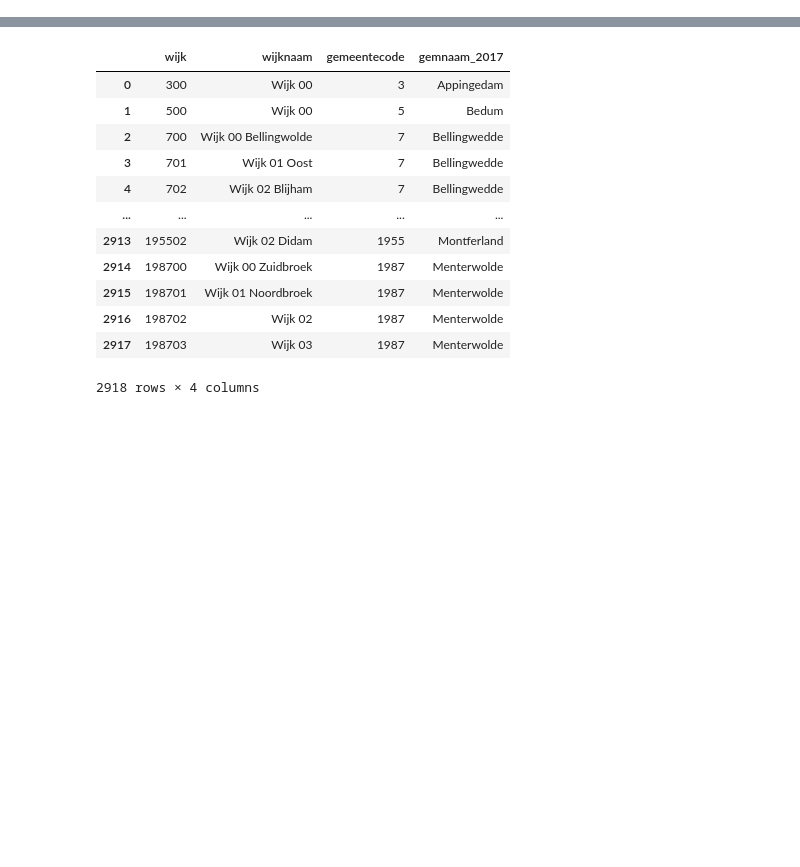
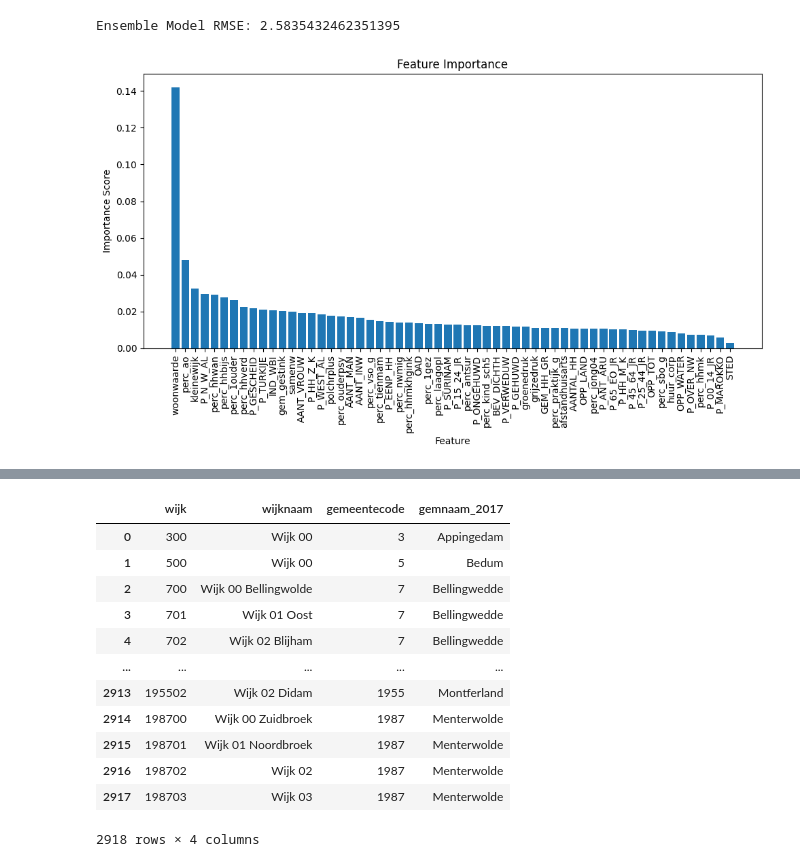
Before and after one commit to semkjaer/capybara1.0, a Jupyter notebook: sem.ipynb, the cells around one changed output, grey strips where cells are left out. Drawn from its saved outputs; the diff is of its cells as text; code cells hidden in the pictures; blank space fills up the shorter version.

Commit message:
bootstrapped XGBoost 2.58RMSE feature importance on modle page

```diff
--- a/sem.ipynb
+++ b/sem.ipynb
@@ -154,0 +139,53 @@ wijk_geo
+# %%
+import numpy as np
+import pandas as pd
+from xgboost import XGBRegressor
+from sklearn.ensemble import BaggingRegressor
+from sklearn.metrics import mean_squared_error
+from sklearn.model_selection import train_test_split
+import matplotlib.pyplot as plt
+
+
+X = df.drop(['perc_jhzv'], axis=1)
+
+y = df['perc_jhzv']
+X_train, X_test, y_train, y_test = train_test_split(X, y, test_size=0.2, random_state=42)
+params= {'objective': 'reg:squarederror', 'base_score': None, 'booster': None, 'callbacks': None, 'colsample_bylevel': None, 'colsample_bynode': None, 'colsample_bytree': None, 'early_stopping_rounds': None, 'enable_categorical': False, 'eval_metric': None, 'feature_types': None, 'gamma': None, 'gpu_id': None, 'grow_policy': None, 'importance_type': None, 'interaction_constraints': None, 'learning_rate': 0.1, 'max_bin': None, 'max_cat_threshold': None, 'max_cat_to_onehot': None, 'max_delta_step': None, 'max_depth': 4, 'max_leaves': None, 'min_child_weight': None, 'missing': np.nan, 'monotone_constraints': None, 'n_estimators': 300, 'n_jobs': None, 'num_parallel_tree': None, 'predictor': None, 'random_state': None, 'reg_alpha': None, 'reg_lambda': None, 'sampling_method': None, 'scale_pos_weight': None, 'subsample': None, 'tree_method': None, 'validate_parameters': None, 'verbosity': None}
+# Step 2: Create the base model
+base_model = XGBRegressor(**params)
+
+# Step 3: Create the bagging ensemble model with the base model
+bagging_model = BaggingRegressor(base_model, n_estimators=10, random_state=42)
+
+# Step 4: Train the bagging ensemble model
+bagging_model.fit(X_train, y_train)
+
+# Step 5: Generate ensemble predictions on the test set
+ensemble_predictions = bagging_model.predict(X_test)
+
+# Step 6: Evaluate the ensemble performance
+mse = mean_squared_error(y_test, ensemble_predictions)
+print("Ensemble Model RMSE:", mse**0.5)
+# Get the feature importances from the base estimators
+importance_scores = np.mean([estimator.feature_importances_ for estimator in bagging_model.estimators_], axis=0)
+
+# Get the feature names
+feature_names = X_train.columns
+
+# Sort feature importance scores and feature names in descending order
+sorted_indices = np.argsort(importance_scores)[::-1]
+sorted_importance_scores = importance_scores[sorted_indices]
+sorted_feature_names = feature_names[sorted_indices]
+
+# Plot feature importance
+plt.figure(figsize=(10, 6))
+plt.bar(range(len(sorted_importance_scores)), sorted_importance_scores)
+plt.xticks(range(len(sorted_importance_scores)), sorted_feature_names, rotation=90)
+plt.xlabel("Feature")
+plt.ylabel("Importance Score")
+plt.title("Feature Importance")
+plt.tight_layout()
+plt.show()
+# %% [output]
+Ensemble Model RMSE: 2.5835432462351395
+[figure, added]
```
Also changed, not shown: parts of 12 cells of this notebook, 2 other files.
